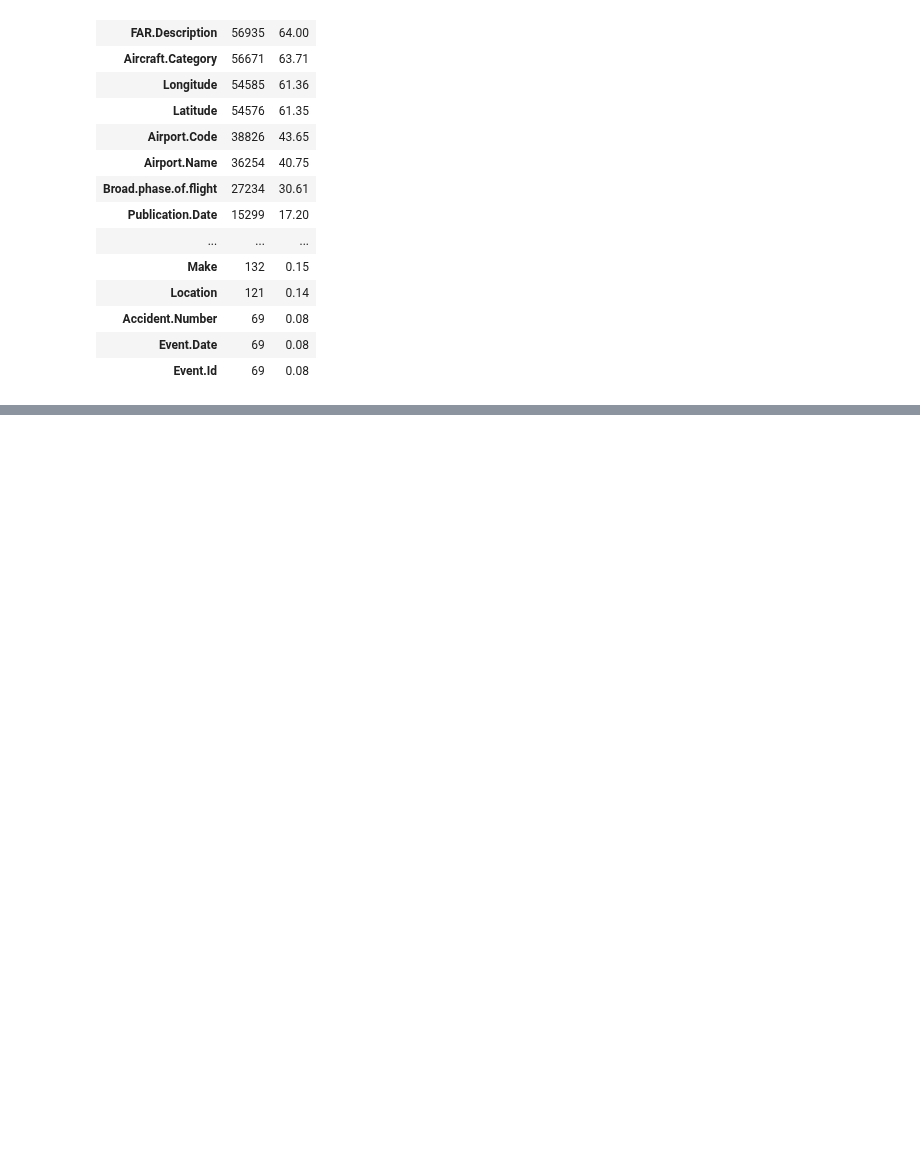
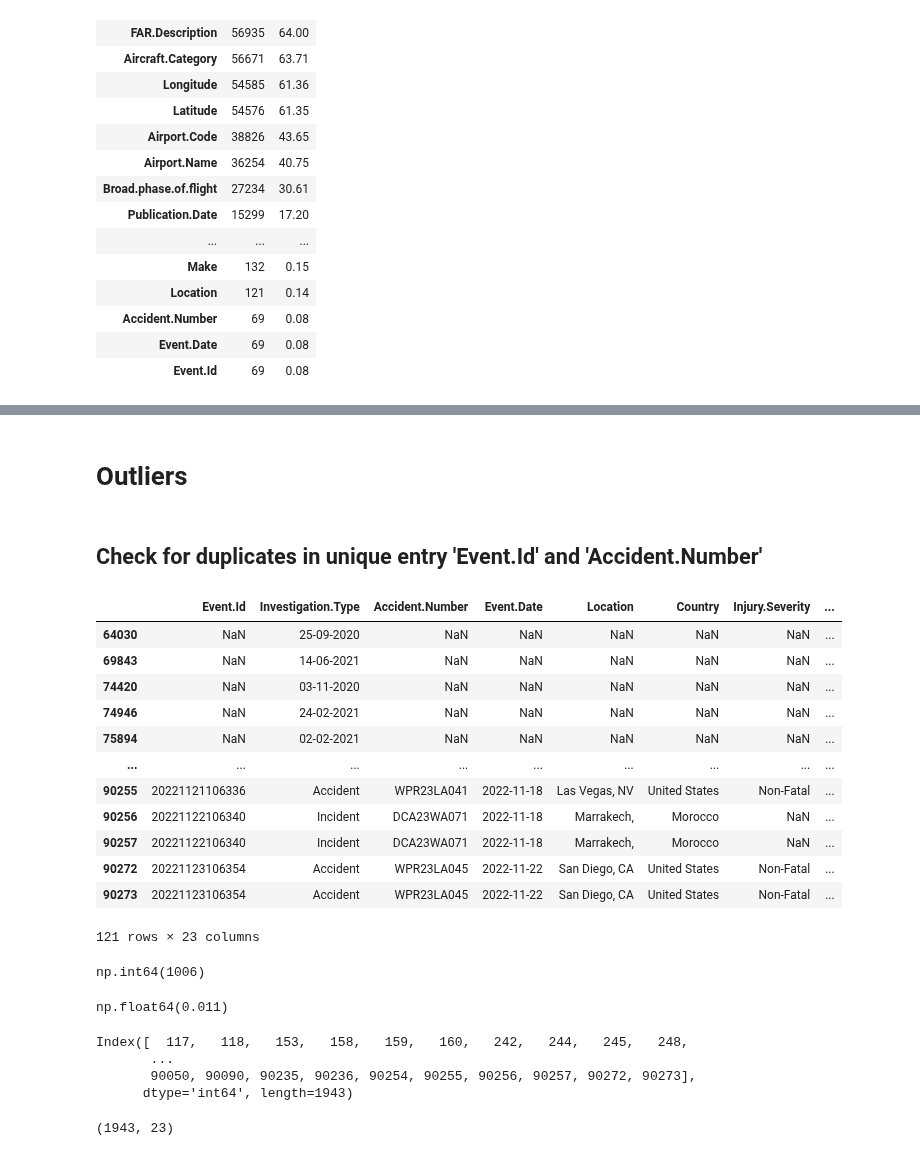
Before and after one commit to sirak-karis/dsc-phase-1-project-v3, a Jupyter notebook: student.ipynb, the cells around one changed output, grey strips where cells are left out. Cells and saved outputs as stored; diff of their text form; code cells hidden in the pictures; blank space fills up the shorter version.

```diff
--- a/student.ipynb
+++ b/student.ipynb
@@ -269,0 +227,6 @@ miss_aviation_data
+# %%
+columns_to_drop = ['Schedule', 'Air.carrier', 'FAR.Description', 'Aircraft.Category', 'Longitude', 'Latitude', 'Airport.Code', 'Airport.Name']
+
+Aviation_data_clean = Aviation_data.drop(columns=columns_to_drop)
+
+Aviation_data_clean.head()
@@ -269,0 +407,48 @@ miss_aviation_data
+# %% [markdown]
+# Outliers
+# %% [markdown]
+## Check for duplicates in unique entry 'Event.Id' and 'Accident.Number'
+# %%
+duplicates = Aviation_data_clean[Aviation_data_clean.duplicated(subset=['Event.Id', 'Accident.Number'], keep=False)]
+
+duplicates
+# %% [output]
+|  | Event.Id | Investigation.Type | Accident.Number | Event.Date | Location | Country | Injury.Severity | ... |
+| 64030 | NaN | 25-09-2020 | NaN | NaN | NaN | NaN | NaN | ... |
+| 69843 | NaN | 14-06-2021 | NaN | NaN | NaN | NaN | NaN | ... |
+| 74420 | NaN | 03-11-2020 | NaN | NaN | NaN | NaN | NaN | ... |
+| 74946 | NaN | 24-02-2021 | NaN | NaN | NaN | NaN | NaN | ... |
+| 75894 | NaN | 02-02-2021 | NaN | NaN | NaN | NaN | NaN | ... |
+| ... | ... | ... | ... | ... | ... | ... | ... | ... |
+| 90255 | 20221121106336 | Accident | WPR23LA041 | 2022-11-18 | Las Vegas, NV | United States | Non-Fatal | ... |
+| 90256 | 20221122106340 | Incident | DCA23WA071 | 2022-11-18 | Marrakech, | Morocco | NaN | ... |
+| 90257 | 20221122106340 | Incident | DCA23WA071 | 2022-11-18 | Marrakech, | Morocco | NaN | ... |
+| 90272 | 20221123106354 | Accident | WPR23LA045 | 2022-11-22 | San Diego, CA | United States | Non-Fatal | ... |
+| 90273 | 20221123106354 | Accident | WPR23LA045 | 2022-11-22 | San Diego, CA | United States | Non-Fatal | ... |
+121 rows × 23 columns
+# %%
+
+Aviation_data_clean.duplicated(subset='Event.Id').sum()
+# %% [output]
+np.int64(1006)
+# %%
+# % of duplicates in the column
+np.round(Aviation_data_clean.duplicated(subset='Event.Id').sum() / len(Aviation_data_clean), 3)
+# %% [output]
+np.float64(0.011)
+# %%
+# get the index of rows with duplicate registration_no
+duplicated_indices = Aviation_data_clean[Aviation_data_clean['Event.Id'].duplicated(keep=False)].index
+
+duplicated_indices
+# %% [output]
+Index([  117,   118,   153,   158,   159,   160,   242,   244,   245,   248,
+       ...
+       90050, 90090, 90235, 90236, 90254, 90255, 90256, 90257, 90272, 90273],
+      dtype='int64', length=1943)
+# %%
+# filter the data
+filtered_Aviation_data = Aviation_data_clean.loc[duplicated_indices]
+filtered_Aviation_data.shape
+# %% [output]
+(1943, 23)
```
Also changed, not shown: parts of 48 cells of this notebook, 1 other file.
